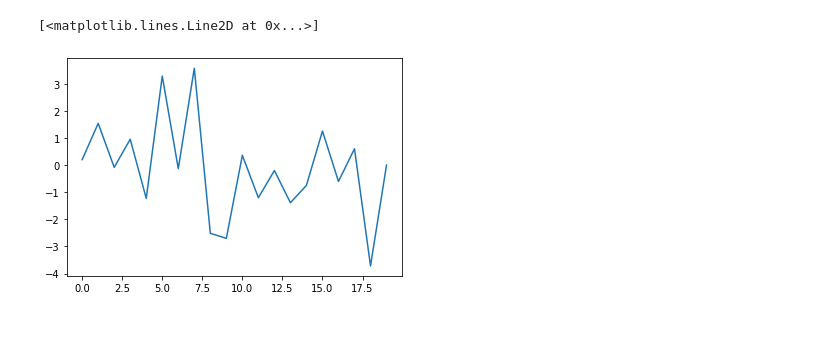
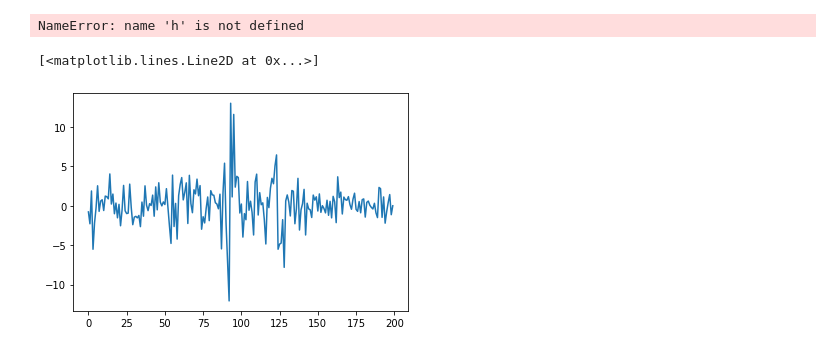
Before and after one commit to Tciffreo/svgarch-mcmc, a Jupyter notebook: Projet-Particle-Filtering-SV-Garch-2.ipynb, the cells around one changed output. Saved outputs shown, nothing was run; the diff lists cells and outputs as text; code cells hidden in the pictures.

```diff
--- a/Projet-Particle-Filtering-SV-Garch-2.ipynb
+++ b/Projet-Particle-Filtering-SV-Garch-2.ipynb
@@ -10,17 +10,25 @@ import math
 import sympy
 from sympy import DiracDelta
 import matplotlib.pyplot as plt
+import random
 
 ## Implementation du filtre a particule pour les SV-GARCH
+
+def compute_h_t_plus_1(h_t, mu, phi, sigma, rho, y):
+    e_t = y*np.exp(-h_t/2)
+    h_t_plus_1 = mu*(1-phi)+phi*h_t+sigma*rho*e_t + sigma*np.sqrt(1-rho**2)
 
 def initial_values(y, v, M, L, gamma, alpha, beta, phi): ## l est le lag choisit tel qu'indique dans l'article
     v_L = [v[L] for k in range(M)]
     for lag in range(L):
         for i in range(M):
             v_L[i] = (v_L[i]-gamma)/(alpha + beta*(phi*np.random.normal(0, 1, size = 1) + np.sqrt(1-phi**2)*np.random.normal(0, 1, size = 1))**2)
-    v_0 = v_L
+    v_0 = v[L]
     return v_0
 
+for i in range(M):
+    eps = y[i]*np.exp(h[i]/2)
+    h[i] = mu*(1-phi)+phi*h[i]+sigma*rho*eps+sigma*np.sqrt(1-rho**2)
 
 def particle_filtering(y, v, M, L, gamma, alpha, beta, phi): #y is an array of observed data, v is an array of simulated particles, M is the FP sample size
     v_sim = [[0 for k in range(M)] for m in range(len(y))]
@@ -51,8 +59,12 @@ def particle_filtering(y, v, M, L, gamma, alpha, beta, phi): #y is an array of o
         for j in range(M-1):
             v_f[t][j] = F(v_sim[t][j], t)
     return v_f
+# %% [output]
+NameError: name 'h' is not defined
 # %%
-def simulate_svgarch(gamma, alpha, beta, T): #alpha + beta < 1
+def simulate_svgarch(gamma, alpha, beta, T):#alpha + beta < 1
+    if alpha+beta>=1:
+        raise NameError("Alpha + Beta must be less than 1")
     y = [0 for t in range(T)]
     v = [0 for t in range(T)]
     v[0] = gamma/(1 - alpha - beta)
@@ -62,10 +74,10 @@ def simulate_svgarch(gamma, alpha, beta, T): #alpha + beta < 1
         v[t+1] = gamma + alpha*v[t] + beta*y[t]**2
     return y, v
 # %%
-y, v = simulate_svgarch(1,0.3,0.4, 20)
+y, v = simulate_svgarch(1,0.3,0.4, 200)
 plt.plot(y)
 # %% [output]
 [<matplotlib.lines.Line2D at 0x...>]
-[figure, old version]
+[figure, new version]
 # %%
 # definition de la log-vraisemblance
```
Also changed, not shown: parts of 10 cells of this notebook, 1 other file.
